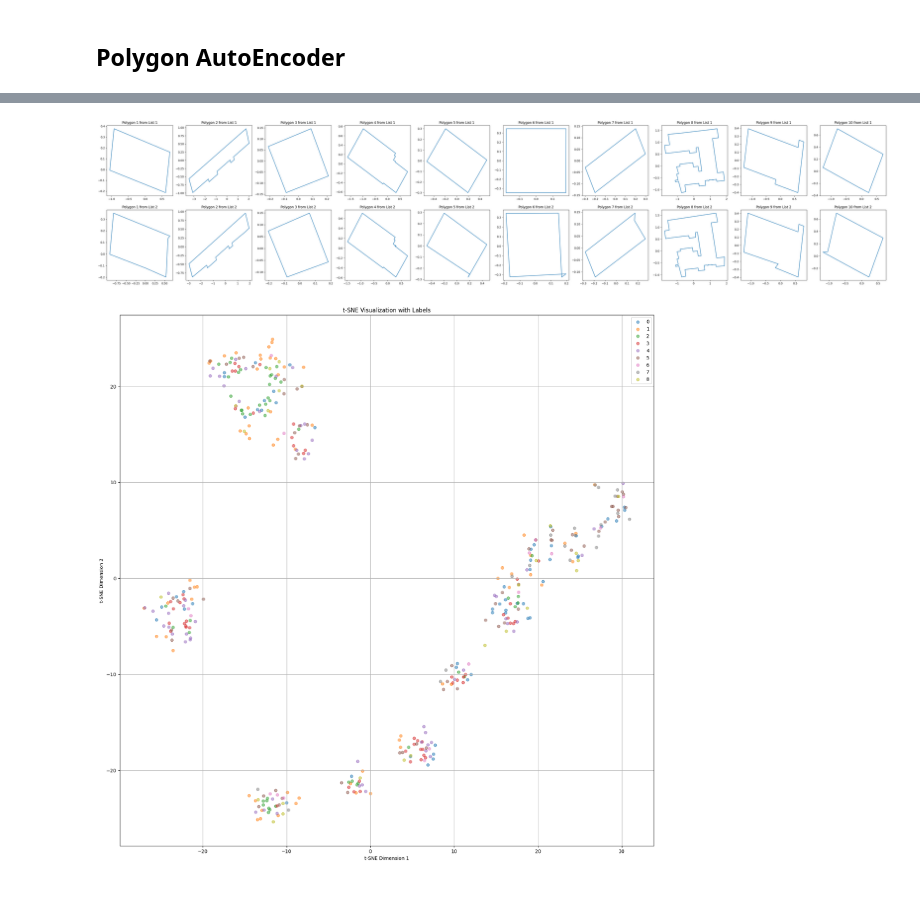
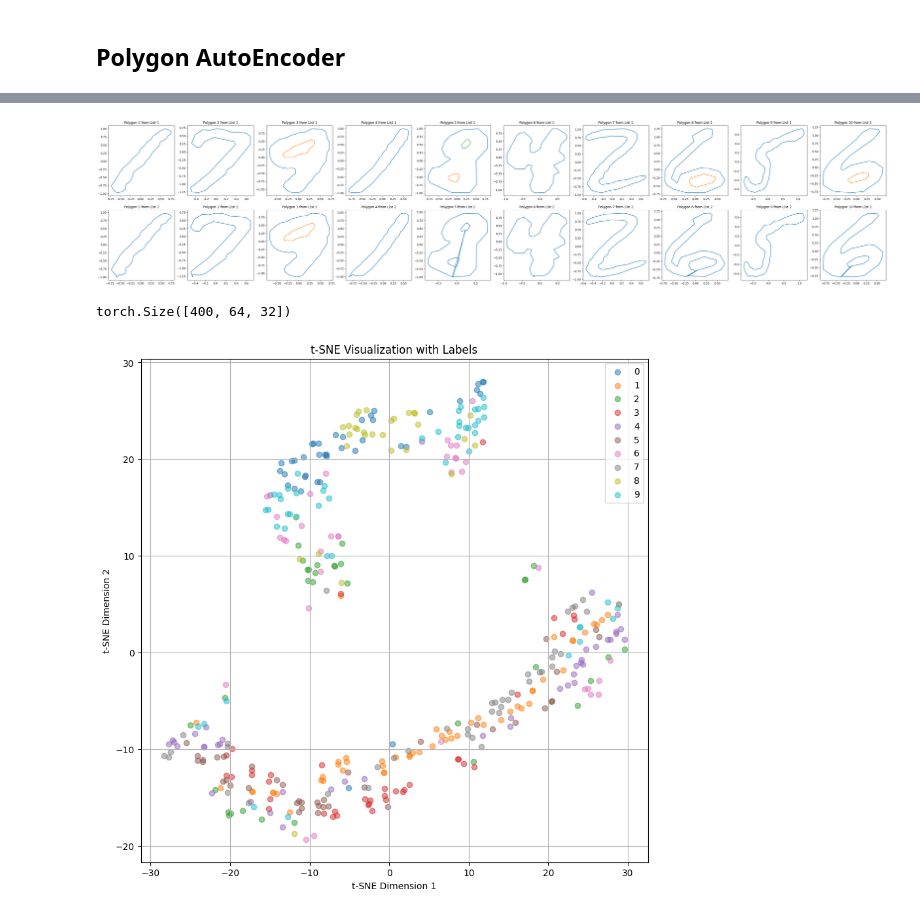
Before and after one commit to kangsive/Emb4Spa, a Jupyter notebook: Pae.ipynb, the cells around one changed output, grey strips where cells are left out. Cells and saved outputs as stored; diff of their text form; code cells hidden in the pictures.

Commit message:
create and switch dataset to mnist polygons

```diff
--- a/Pae.ipynb
+++ b/Pae.ipynb
@@ -108,5 +113,5 @@ val_loader = DataLoader(TensorDataset(val_tokens, val_labels), batch_size=batch_
 # %%
-pae = Pae(fea_dim=5, d_model=32, num_heads=8, num_layers=1, max_seq_len=64, ffn_dim=64, dropout=0.1)
+pae = Pae(fea_dim=7, d_model=32, num_heads=8, num_layers=1, max_seq_len=64, ffn_dim=64, dropout=0.1)
 
 if USE_GPU:
     pae = pae.to(device)
@@ -114,13 +119,12 @@ if USE_GPU:
 optimizer = optim.Adam(pae.parameters(), lr=0.004, betas=(0.9, 0.98), eps=1e-9, weight_decay=0.0001)
 
 num_epoch = 30
-
 for epoch in range(num_epoch):
     pae.train()
     total_loss = 0.0
-    for inputs, labels in train_loader:
+    for inputs, labels, mask in train_loader:
         optimizer.zero_grad()
-        train_hidden, train_outputs, loss = pae(inputs)
+        train_hidden, train_outputs, loss = pae(inputs, mask)
         total_loss += loss.item()
         loss.backward()
         optimizer.step()
@@ -129,11 +133,14 @@ for epoch in range(num_epoch):
 
     pae.eval()
     with torch.no_grad():
-        total_loss = 0.0
-        for inputs, labels in val_loader:
-            val_hidden, val_outputs, loss = pae(inputs)
-            total_loss += loss.item()
-        val_loss = total_loss / len(val_loader)
+        val_hidden, val_outputs, loss = pae(val_tokens, val_mask)
+        val_loss = loss.item()
 
     print(f"Epoch {epoch+1}, Train Loss: {train_loss}, Val Loss: {val_loss}")
+
+pae.eval()
+with torch.no_grad():
+    test_hidden, test_outputs, loss = pae(test_tokens, test_mask)
+    test_loss = loss.item()
+print(f"Test Loss: {test_loss}")
 # %% [output]
@@ -176,43 +183,60 @@ for i, polygon in enumerate(ori_polygons):
     axs[0, i].set_title('Polygon {} from List 1'.format(i+1))
     x, y = polygon.exterior.xy
     axs[0, i].plot(x, y)
+    holes_x = [[coord[0] for coord in interior.coords] for interior in polygon.interiors]
+    holes_y = [[coord[1] for coord in interior.coords] for interior in polygon.interiors]
+    if holes_x:
+        for hole_x, hole_y in zip(holes_x, holes_y):
+            axs[0, i].plot(hole_x, hole_y)
 
 # Plot polygons from the second list
 for i, polygon in enumerate(new_polygons):
     axs[1, i].set_title('Polygon {} from List 2'.format(i+1))
     x, y = polygon.exterior.xy
     axs[1, i].plot(x, y)
+    holes_x = [[coord[0] for coord in interior.coords] for interior in polygon.interiors]
+    holes_y = [[coord[1] for coord in interior.coords] for interior in polygon.interiors]
+    if holes_x:
+        for hole_x, hole_y in zip(holes_x, holes_y):
+            axs[1, i].plot(hole_x, hole_y)
 
 # Show the plot
 plt.show()
 # %% [output]
-[figure, old version]
+[figure, new version]
+# %%
+val_hidden.shape
+# %% [output]
+torch.Size([400, 64, 32])
 # %%
-hidden = val_hidden.view(val_hidden.size(0), -1)
+# show_hidden = val_tokens.view(val_tokens.size(0), -1)
+show_hidden = val_hidden.view(val_hidden.size(0), -1)
+show_labels = val_labels
+
 
 from sklearn.manifold import TSNE
 from sklearn.decomposition import PCA
 import plotly.express as px
 import matplotlib.pyplot as plt
 import numpy as np
 
 
 tsne = TSNE(n_components=2, random_state=0)
-projections = tsne.fit_transform(hidden)
+projections = tsne.fit_transform(show_hidden)
 
-plt.figure(figsize=(20, 20))
+plt.figure(figsize=(10, 10))
 
 # Plot each class separately
-for label in np.unique(val_labels):
-    indices = val_labels == label
+for label in np.unique(show_labels):
+    indices = show_labels == label
     plt.scatter(projections[indices, 0], projections[indices, 1], label=label, alpha=0.5)
 
 plt.title('t-SNE Visualization with Labels')
 plt.xlabel('t-SNE Dimension 1')
 plt.ylabel('t-SNE Dimension 2')
 plt.legend()
 plt.grid(True)
 plt.show()
 # %% [output]
-[figure, old version]
+[figure, new version]
 # %%
```
Also changed, not shown: parts of 8 cells of this notebook, 7 other files.
